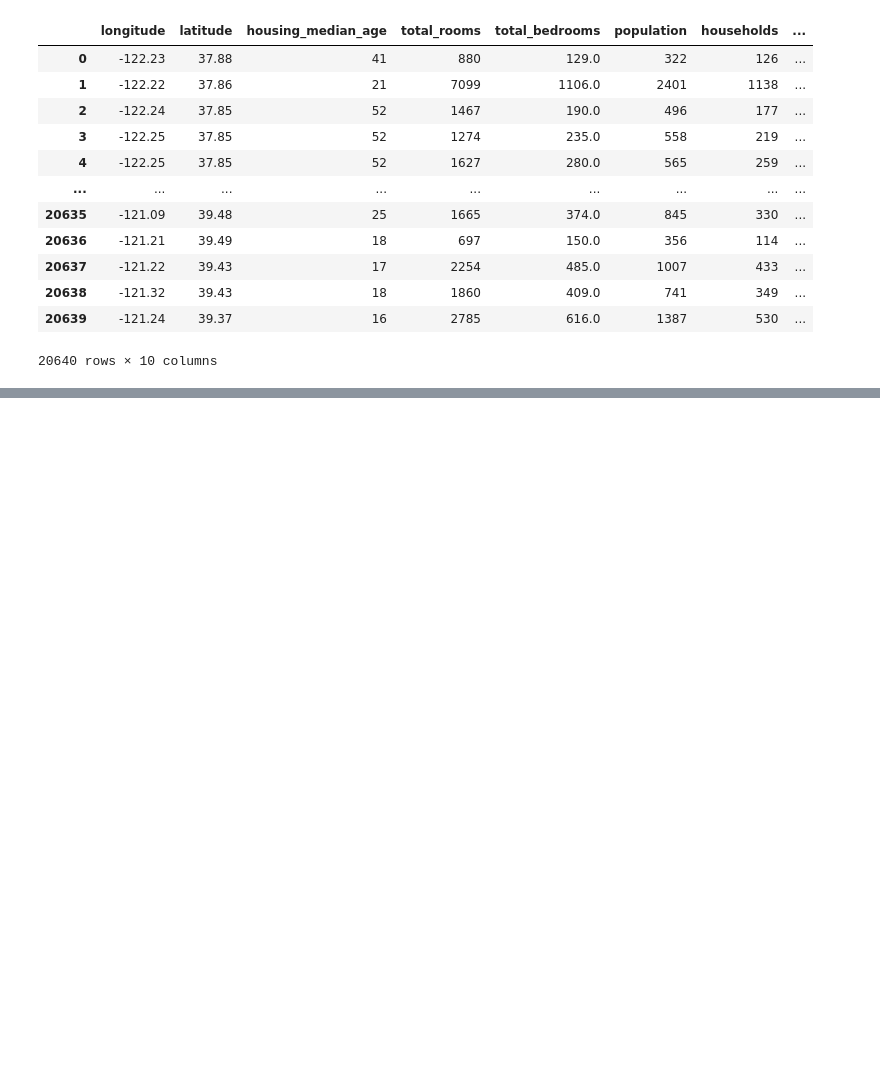
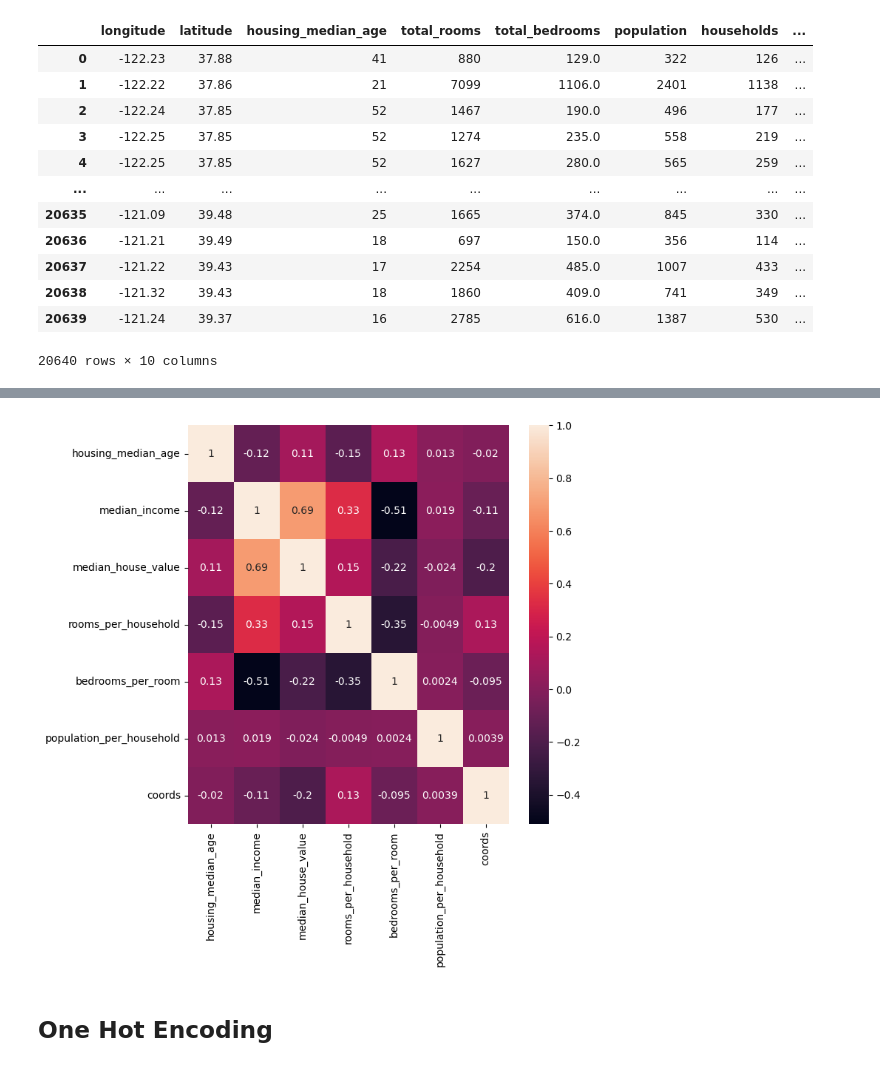
Before and after one commit to nishags83g/my-ai-learning, a Jupyter notebook: mylearnings.ipynb, the cells around one changed output, grey strips where cells are left out. Saved outputs shown, nothing was run; the diff lists cells and outputs as text; code cells hidden in the pictures; blank space fills up the shorter version.

```diff
--- a/mylearnings.ipynb
+++ b/mylearnings.ipynb
@@ -202,0 +213,9 @@ array([[<Axes: title={'center': 'longitude'}>,
+# %%
+# overlay the imputed column over the old column with missing values
+
+# loop through the list of columns and overlay each one
+for column_name in new_column_list:
+    caHousing[column_name] = caHousing_temp.replace(caHousing[column_name],caHousing[column_name])
+
+# confirm columns no longer contain null data
+caHousing.isnull().sum()
@@ -247,2 +280,14 @@ caHousing
 # %%
-caHousing['rooms_per_household']=caHousing['total_rooms']/caHousing['households']
+#  a new feature that is a ratio of the total rooms to households
+caHousing['rooms_per_household'] = caHousing['total_rooms']/caHousing['households']
+
+# a new feature that is a ratio of the total bedrooms to the total rooms
+caHousing['bedrooms_per_room'] = caHousing['total_bedrooms']/caHousing['total_rooms']
+
+# a new feature that is a ratio of the population to the households
+caHousing['population_per_household']= caHousing['population']/caHousing['households']
+
+# let's combine the latitude and longitude into 1
+caHousing['coords'] = caHousing['longitude']/caHousing['latitude']
+
+caHousing.info()
@@ -264,0 +312,10 @@ caHousing
+# %%
+# remove total_rooms, households, total bedrooms, popluation, longitude, latitude
+caHousing = caHousing.drop(columns='total_rooms')
+caHousing = caHousing.drop(columns='households')
+caHousing = caHousing.drop(columns='total_bedrooms')
+caHousing = caHousing.drop(columns='population')
+caHousing = caHousing.drop(columns='longitude')
+caHousing = caHousing.drop(columns='latitude')
+
+caHousing.info()
@@ -264,0 +338,13 @@ caHousing
+# %%
+#heatmap after removing highly correlated features
+corr = caHousing.corr(numeric_only=True)
+
+#make the heatmap larger in size
+plt.figure(figsize = (7,7))
+
+sns.heatmap(corr, annot=True)
+plt.show()
+# %% [output]
+[figure, added]
+# %% [markdown]
+## One Hot Encoding #
```
Also changed, not shown: parts of 38 cells of this notebook.
